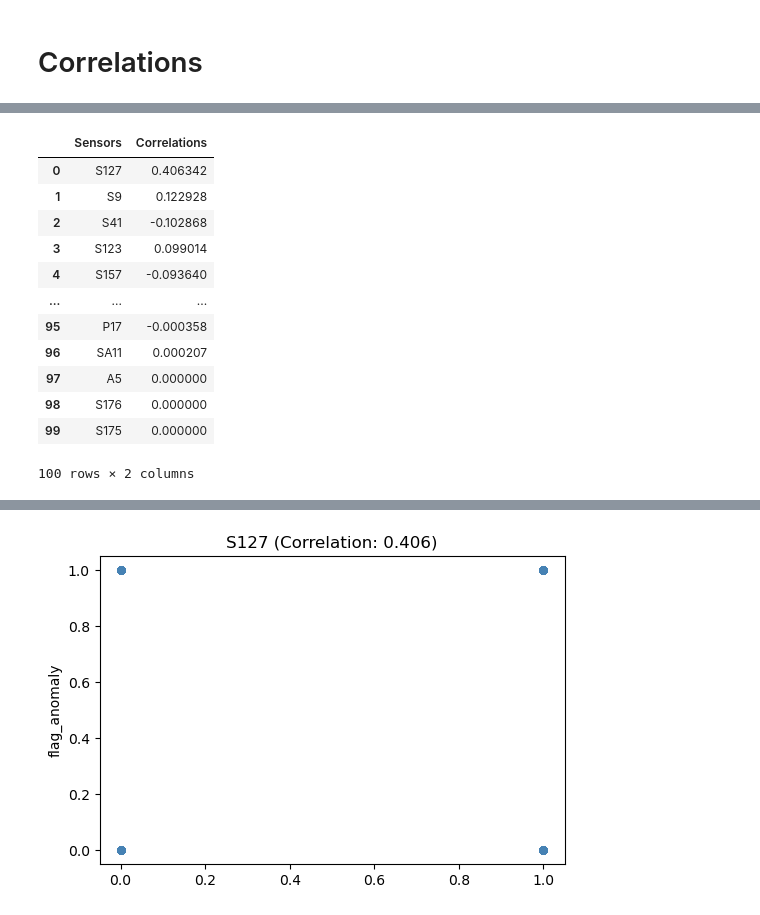
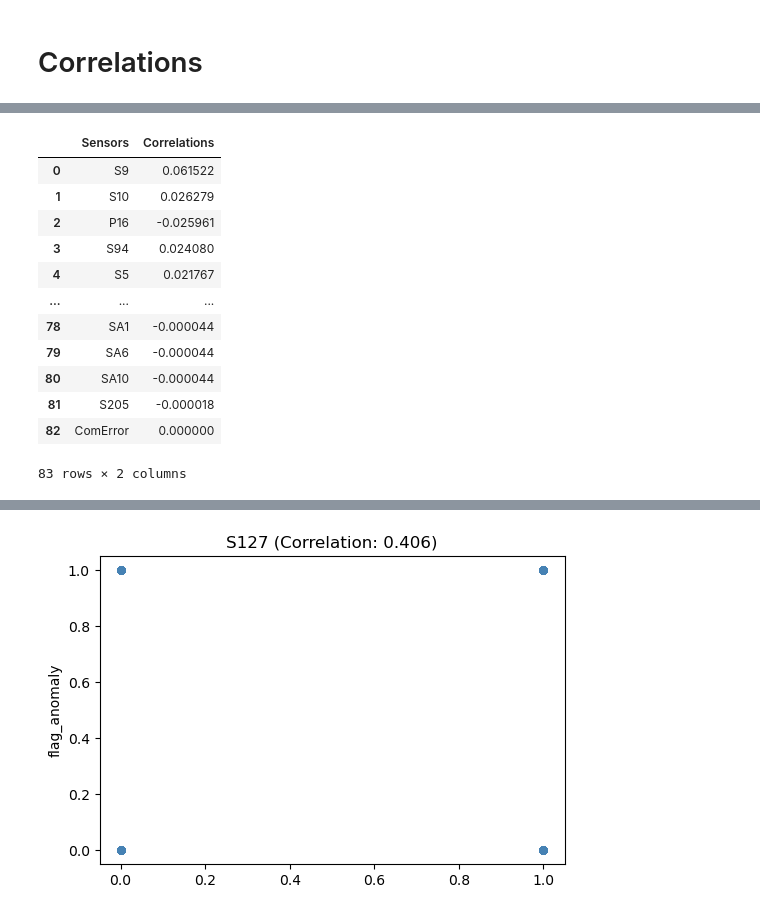
Before and after one commit to RaffaeleSabatini/MAPD2025_proj3, a Jupyter notebook: main.ipynb, the cells around one changed output, grey strips where cells are left out. Drawn from its saved outputs; the diff is of its cells as text; code cells hidden in the pictures.

Commit message:
Faster correlation, some bug fixes

```diff
--- a/main.ipynb
+++ b/main.ipynb
@@ -953,5 +1016,0 @@ only showing top 50 rows
-# %%
-# Join on `when` and bring `flag_anomaly` into df_final
-df_final = df_final.join(df_anomalies.select("when", "flag_anomaly"), on="when", how="left")
-
-df_final.show(1)
@@ -966,2 +1043,33 @@ only showing top 1 row
 # %% [markdown]
 # Correlations
+# %%
+from pyspark.sql.functions import approx_count_distinct
+from pyspark.sql.functions import countDistinct
+
+
+#Given the dataframe, returns a dataframe with (approx.) the number of unique values assumed by each sensor in grouped by BlockID
+#To be called once after Anomaly detection
+def ChangingMetrics(df, sensors):
+
+    ColToCount = [c for c in df.columns if c in sensors]
+
+    agg_exprs = [approx_count_distinct(c, 0.15).alias(c) for c in ColToCount]
+
+    # Aggregate distinct counts on half the dataset (some assumptions needed)
+    sample_df = df
+    counts_df = sample_df.agg(*agg_exprs)
+
+    #Collect only the name of the sensors that changed at least 20 times on half the dataset
+    row = counts_df.collect()[0].asDict()
+
+    # One-liner to get qualifying sensor names
+    QualitySensors = [name for name, count in row.items() if count == 2 or count >= 10]
+
+    return QualitySensors
+# %%
+%%time
+
+engines = ['S117', 'S118', 'S170', 'S171']
+sensors_interest = [s for s in sensors if s not in engines]
+
+QualitySensors = ChangingMetrics(df_final_anom, sensors_interest)
@@ -978,8 +1114,7 @@ def correlations(df, sensors_list, target_col, batch_size=25):
         batch_sensors = sensors_list[i:i + batch_size]
 
         # Create correlation expressions for current batch
-        corr_expressions = [corr(target_col, sensor).alias(f"corr_{sensor}")
-                          for sensor in batch_sensors]
+        corr_expressions = [corr(target_col, sensor).alias(f"corr_{sensor}") for sensor in batch_sensors]
 
         # Execute correlations for this batch
         batch_results = df.agg(*corr_expressions).collect()[0]
@@ -1078,10 +1213,6 @@ def plot_histograms_by_target(df_spark, target_col, feature_cols, corr_df):
 # %%
 %%time
 
-engines = ['S117', 'S118', 'S170', 'S171']
-
-sensors_interest = [s for s in sensors if s not in engines]
-
-anomaly_corr = correlations(df_final.select(*sensors_interest,"flag_anomaly"), sensors_interest, "flag_anomaly")
+anomaly_corr = correlations(df_final_anom.select(*QualitySensors,"flag_anomaly"), QualitySensors, "flag_anomaly")
 anomaly_corr.head(100)
 # %% [output]
@@ -1091,16 +1225,16 @@ Wall time: 1min 38s
 |  | Sensors | Correlations |
-| 0 | S127 | 0.406342 |
-| 1 | S9 | 0.122928 |
-| 2 | S41 | -0.102868 |
-| 3 | S123 | 0.099014 |
-| 4 | S157 | -0.093640 |
+| 0 | S9 | 0.061522 |
+| 1 | S10 | 0.026279 |
+| 2 | P16 | -0.025961 |
+| 3 | S94 | 0.024080 |
+| 4 | S5 | 0.021767 |
 | ... | ... | ... |
-| 95 | P17 | -0.000358 |
-| 96 | SA11 | 0.000207 |
-| 97 | A5 | 0.000000 |
-| 98 | S176 | 0.000000 |
-| 99 | S175 | 0.000000 |
+| 78 | SA1 | -0.000044 |
+| 79 | SA6 | -0.000044 |
+| 80 | SA10 | -0.000044 |
+| 81 | S205 | -0.000018 |
+| 82 | ComError | 0.000000 |
-100 rows × 2 columns
+83 rows × 2 columns
 # %%
 %%time
 
```
Also changed, not shown: parts of 22 cells of this notebook, 1 other file.
